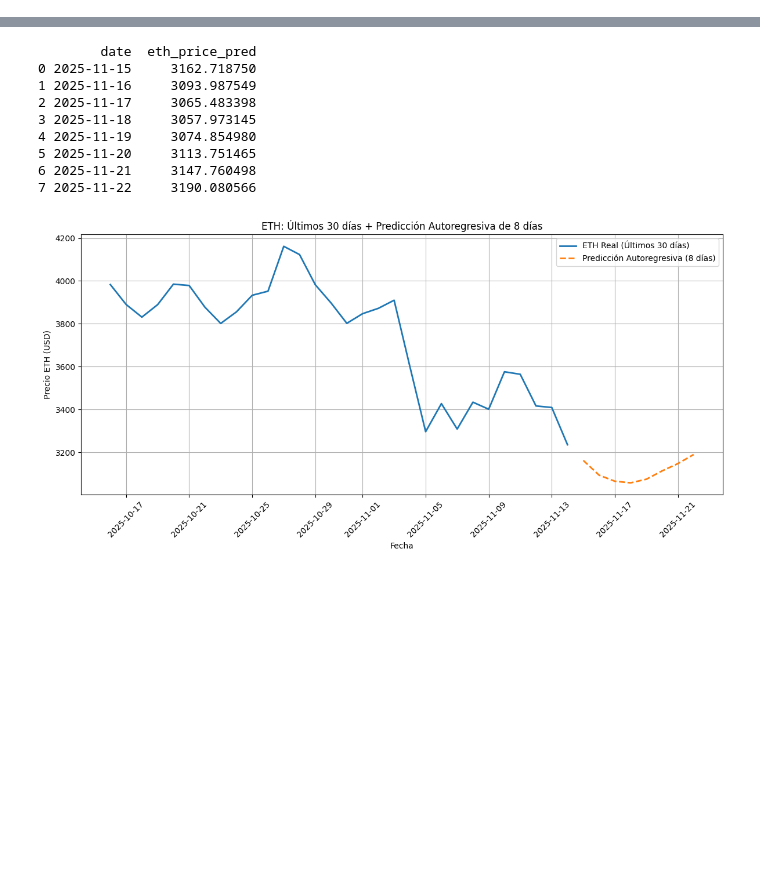
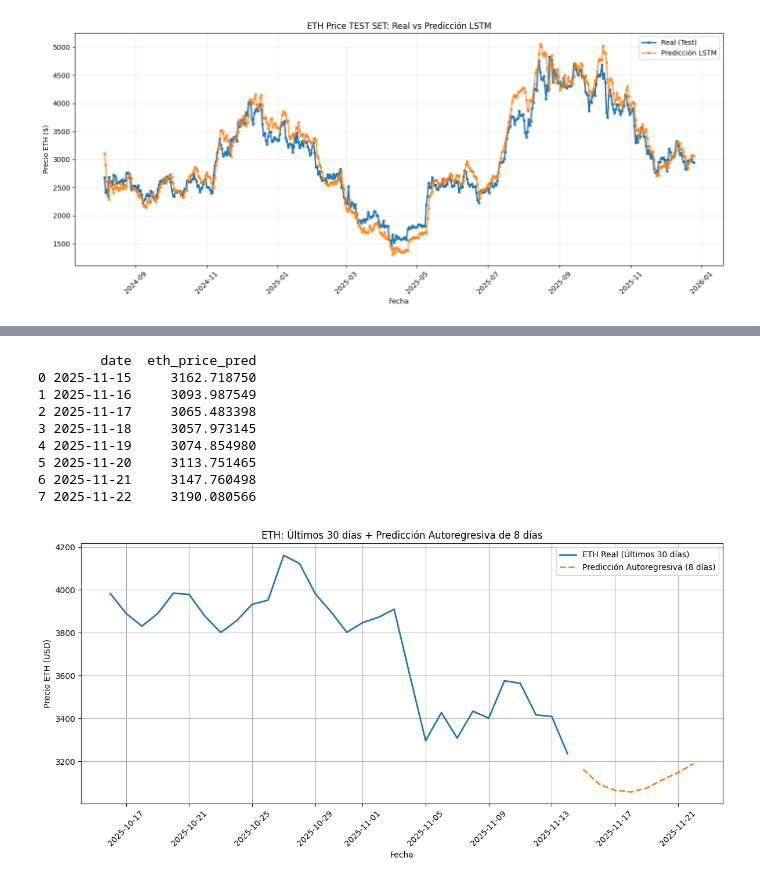
Before and after one commit to josean9/TFG_DEF, a Jupyter notebook: notebooks/notebook1.ipynb, the cells around one changed output, grey strips where cells are left out. Cells and saved outputs as stored; diff of their text form; code cells hidden in the pictures; blank space fills up the shorter version.

```diff
--- a/notebooks/notebook1.ipynb
+++ b/notebooks/notebook1.ipynb
@@ -276,0 +311,20 @@ y_test_seq: (225, 1)
+# %%
+# Usar df_merged que ya tienes en memoria
+corr_eth = df_merged.corr()['eth_price'].drop('eth_price')
+
+# Filtrar 0.15 < |r| < 0.65
+optimal = corr_eth[(abs(corr_eth) > 0.15) & (abs(corr_eth) < 0.65)].sort_values(ascending=False)
+
+print("="*60)
+print("✅ COLUMNAS SELECCIONADAS (0.15 < |r| < 0.65)")
+print("="*60)
+for col, r in optimal.items():
+    print(f"{col:<35} r={r:>7.4f}")
+
+print(f"\n📊 Total: {len(optimal)} columnas seleccionadas")
+
+# Guardar features
+selected_cols = optimal.index.tolist()
+df_lstm = df_merged[['date', 'eth_price'] + selected_cols].dropna()
+df_lstm.to_csv('LSTM_FEATURES.csv', index=False)
+print(f"✨ Guardado: LSTM_FEATURES.csv ({len(df_lstm)} filas)")
@@ -442,0 +673,70 @@ Epoch 639/1000 | Train Loss: 0.000308 | Test Loss: 0.001584 | Train Acc: 0.5898
+# %%
+# ======================================================
+# 10. PREDICCIONES SOLO EN TEST SET
+# ======================================================
+
+model.eval()
+y_test_pred_scaled = []
+
+with torch.no_grad():
+    for xb, yb in test_loader:
+        xb = xb.to(DEVICE)
+        preds = model(xb).cpu().numpy()
+        y_test_pred_scaled.append(preds)
+
+y_test_pred_scaled = np.vstack(y_test_pred_scaled)
+
+# Descalar (reshape para que sea 2D)
+y_test_true = scaler_y.inverse_transform(y_test.reshape(-1, 1))
+y_test_pred = scaler_y.inverse_transform(y_test_pred_scaled)
+
+# Crear DataFrame SOLO con TEST
+results_df = pd.DataFrame({
+    'date': dates_test.values[:len(y_test_pred)],
+    'eth_price_real': y_test_true.flatten(),
+    'eth_price_pred': y_test_pred.flatten()
+})
+
+results_df['error'] = results_df['eth_price_real'] - results_df['eth_price_pred']
+results_df['error_pct'] = (results_df['error'] / results_df['eth_price_real'] * 100).round(2)
+
+print("="*90)
+print("📊 COMPARACIÓN TEST SET REAL vs PREDICCIONES")
+print("="*90)
+print(results_df.head(20).to_string(index=False))
+
+print("\n" + "="*90)
+print("📈 MÉTRICAS TEST SET")
+print("="*90)
+from sklearn.metrics import mean_squared_error, mean_absolute_error, r2_score
+
+mae = mean_absolute_error(results_df['eth_price_real'], results_df['eth_price_pred'])
+rmse = np.sqrt(mean_squared_error(results_df['eth_price_real'], results_df['eth_price_pred']))
+r2 = r2_score(results_df['eth_price_real'], results_df['eth_price_pred'])
+
+print(f"MAE: ${mae:.2f}")
+print(f"RMSE: ${rmse:.2f}")
+print(f"R² Score: {r2:.4f}")
+print(f"Error promedio: {results_df['error_pct'].mean():.2f}%")
+print(f"Error máximo: {results_df['error_pct'].abs().max():.2f}%")
+
+# Guardar
+results_df.to_csv('predicciones_eth_test.csv', index=False)
+print(f"\n✅ Guardado: predicciones_eth_test.csv")
+
+# Gráfico
+plt.figure(figsize=(14, 6))
+plt.plot(results_df['date'], results_df['eth_price_real'], label='Real (Test)', linewidth=2, marker='o', markersize=3)
+plt.plot(results_df['date'], results_df['eth_price_pred'], label='Predicción LSTM', linewidth=2, marker='s', markersize=3, alpha=0.7)
+plt.xlabel('Fecha')
+plt.ylabel('Precio ETH ($)')
+plt.title('ETH Price TEST SET: Real vs Predicción LSTM')
+plt.legend()
+plt.grid(True, alpha=0.3)
+plt.xticks(rotation=45)
+plt.tight_layout()
+plt.savefig('predicciones_eth_test_plot.png', dpi=300, bbox_inches='tight')
+plt.show()
+
+print("✅ Gráfico guardado: predicciones_eth_test_plot.png")
+# %% [output]
@@ -442,0 +760 @@ Epoch 639/1000 | Train Loss: 0.000308 | Test Loss: 0.001584 | Train Acc: 0.5898
+[figure, added]
```
Also changed, not shown: parts of 25 cells of this notebook, 1 other file.
